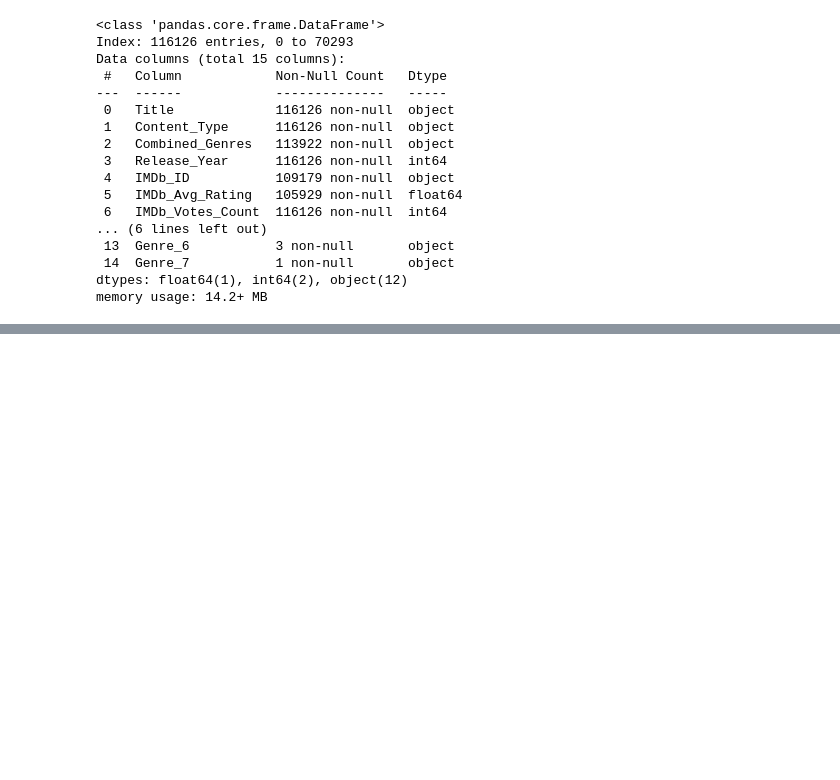
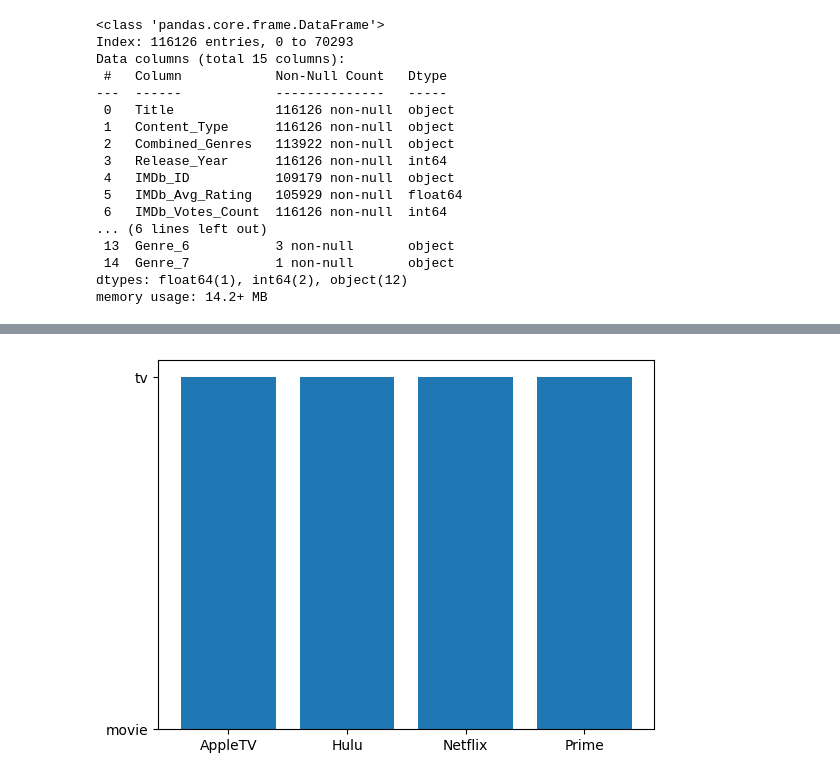
Before and after one commit to rkynhoff/Streaming_Service_Comparisons, a Jupyter notebook: STRM_SERV_COMP_V2.ipynb, the cells around one changed output, grey strips where cells are left out. Drawn from its saved outputs; the diff is of its cells as text; code cells hidden in the pictures; blank space fills up the shorter version.

```diff
--- a/STRM_SERV_COMP_V2.ipynb
+++ b/STRM_SERV_COMP_V2.ipynb
@@ -419,0 +426,8 @@ ValueError: We need at least 1 word to plot a word cloud, got 0.
+# %%
+x = streaming_clean["Service_Name"]
+y = streaming_clean["Content_Type"]
+
+plt.bar(x,y)
+plt.show()
+# %% [output]
+[figure, added]
```
Also changed, not shown: parts of 10 cells of this notebook.
